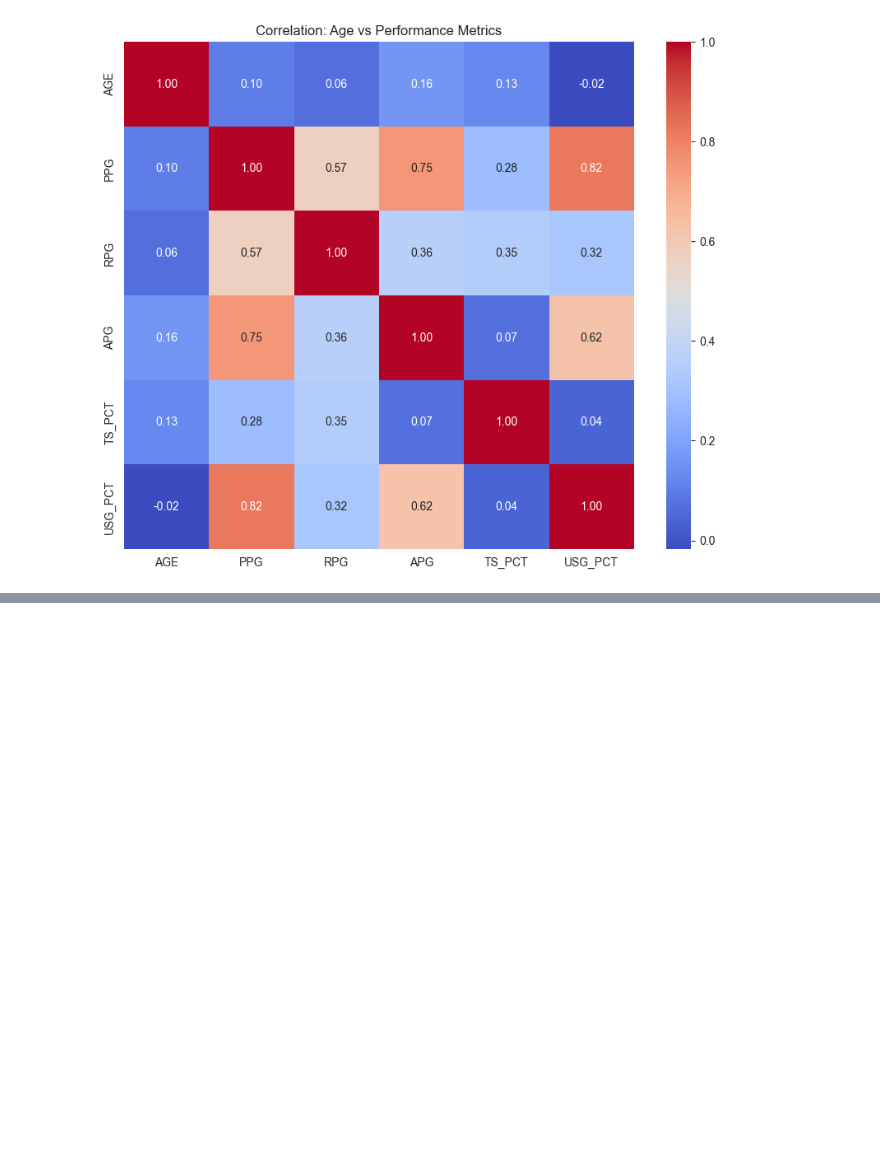
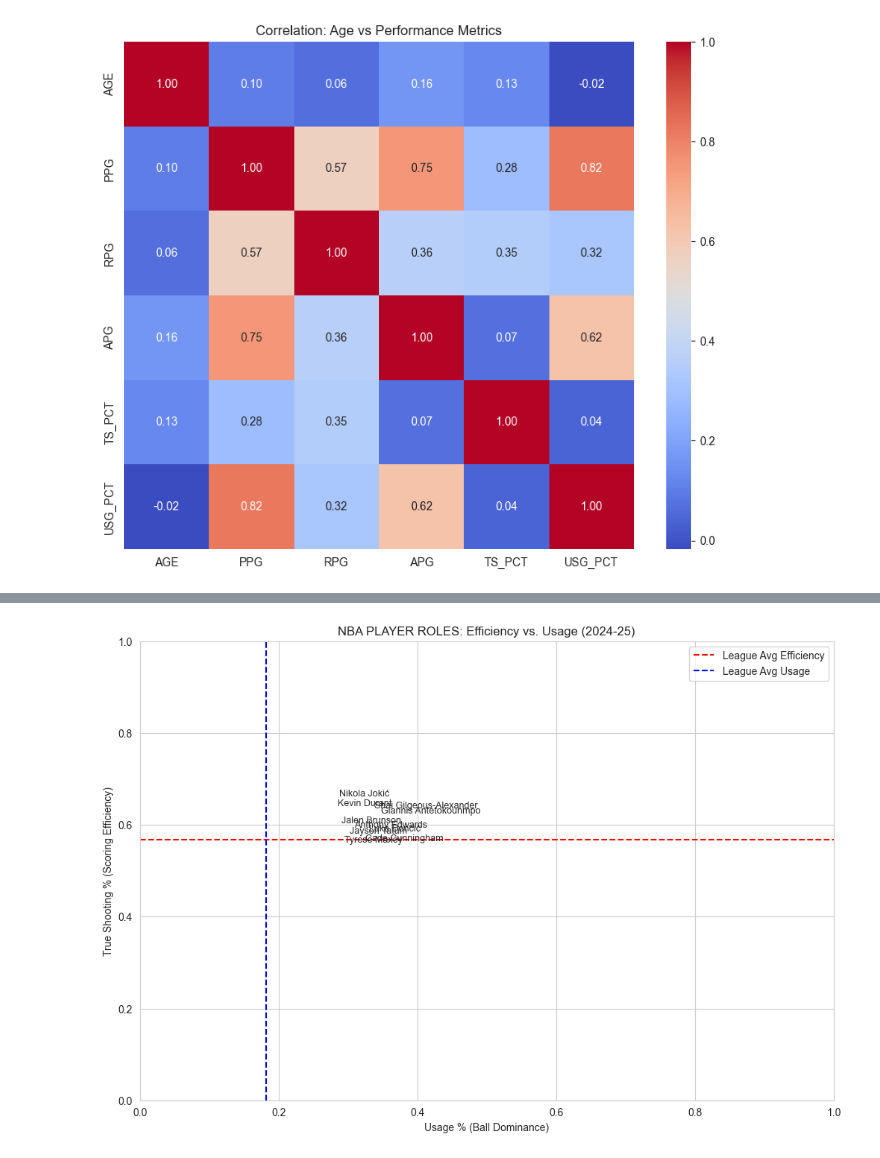
Before and after one commit to jericho1124/nba-impact-analysis, a Jupyter notebook: notebook/nba_analysis.ipynb, the cells around one changed output, grey strips where cells are left out. Drawn from its saved outputs; the diff is of its cells as text; code cells hidden in the pictures; blank space fills up the shorter version.

```diff
--- a/notebook/nba_analysis.ipynb
+++ b/notebook/nba_analysis.ipynb
@@ -130,0 +147,18 @@ plt.show()
+# %%
+for i in range(len(top_scorers)):
+    plt.text(
+        top_scorers.iloc[i]['USG_PCT'] + 0.002,
+        top_scorers.iloc[i]['TS_PCT'],
+        top_scorers.iloc[i]['Player'],
+        fontsize=9
+    )
+
+plt.title('NBA PLAYER ROLES: Efficiency vs. Usage (2024-25)')
+plt.xlabel('Usage % (Ball Dominance)')
+plt.ylabel('True Shooting % (Scoring Efficiency)')
+plt.axhline(y=df_filtered['TS_PCT'].mean(), color='red', linestyle='--', label='League Avg Efficiency')
+plt.axvline(x=df_filtered['USG_PCT'].mean(), color='blue', linestyle='--', label='League Avg Usage')
+plt.legend()
+plt.show()
+# %% [output]
+[figure, added]
```
Also changed, not shown: parts of 7 cells of this notebook.
